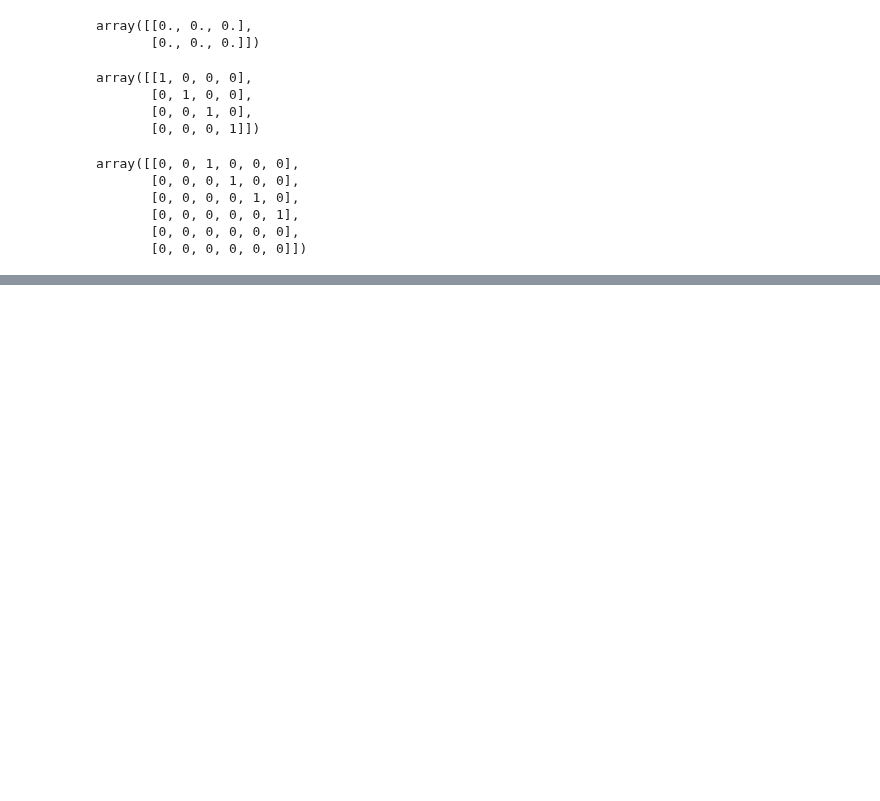
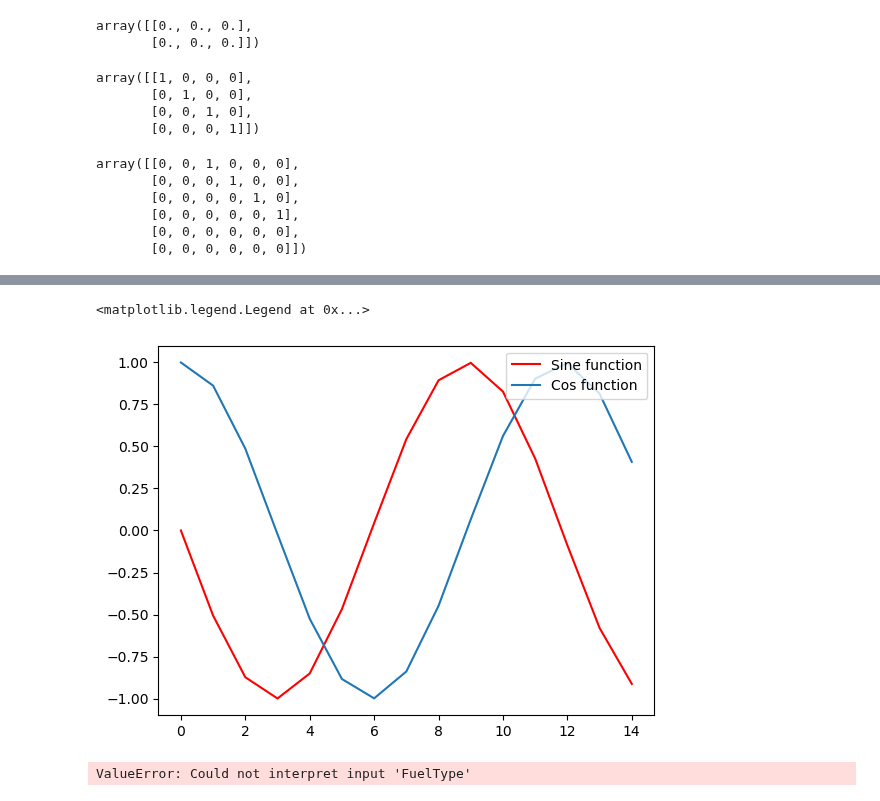
Before and after one commit to amardeep-hub/Python_for_data_analysis, a Jupyter notebook: python_for_data_analysis.ipynb, the cells around one changed output, grey strips where cells are left out. Cells and saved outputs as stored; diff of their text form; code cells hidden in the pictures; blank space fills up the shorter version.

```diff
--- a/python_for_data_analysis.ipynb
+++ b/python_for_data_analysis.ipynb
@@ -210,0 +892,15 @@ array([ 5, 12, 21])
+# %%
+x=np.arange(0,1500,100)
+plt.plot(np.sin(x),c='r',label="Sine function")
+plt.legend(loc='upper right')
+plt.plot(np.cos(x),label="Cos function")
+plt.legend(loc='upper right')
+# %% [output]
+<matplotlib.legend.Legend at 0x...>
+[figure, added]
+# %%
+df= df.dropna()
+df.head()
+sns.boxplot(x='FuelType',y='KM')
+# %% [output]
+ValueError: Could not interpret input 'FuelType'
```
Also changed, not shown: parts of 66 cells of this notebook.
